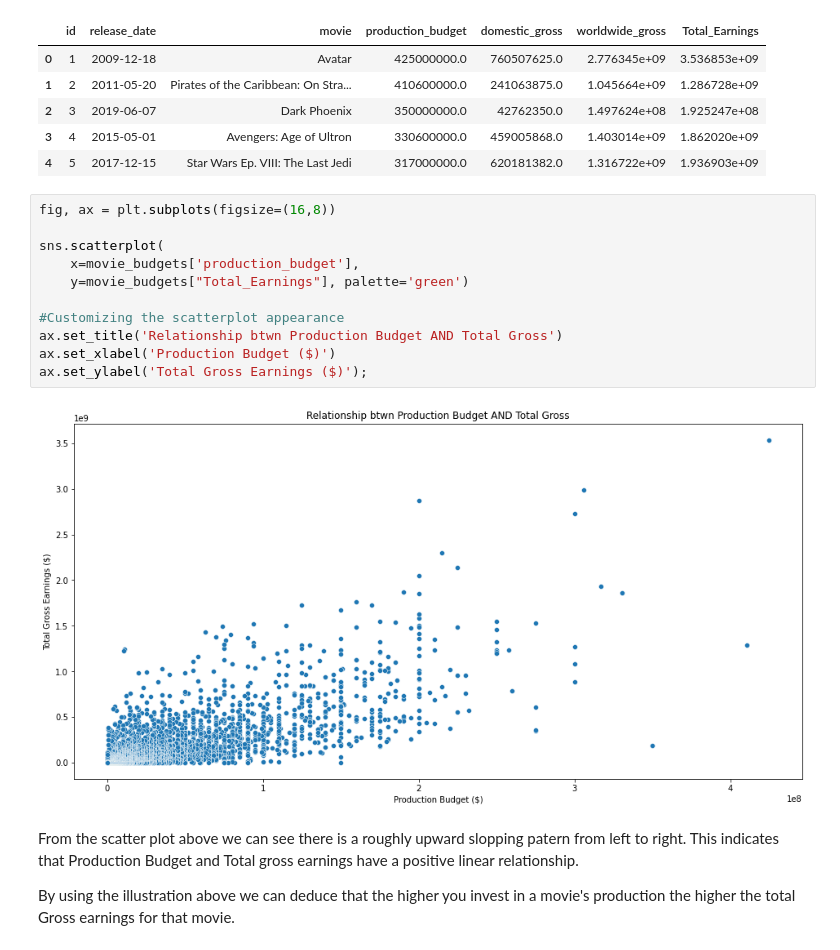
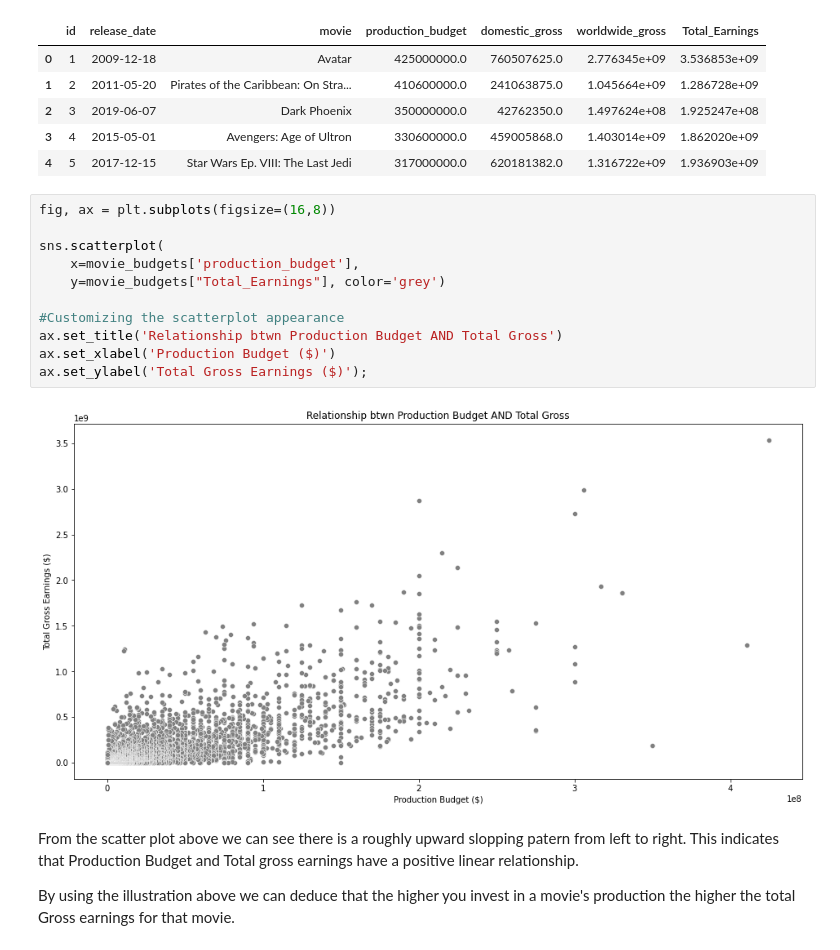
Before and after one commit to HSimiyu/Movie-Data-Analysis, a Jupyter notebook: student.ipynb, the cells around one changed output. Saved outputs shown, nothing was run; the diff lists cells and outputs as text.

```diff
--- a/student.ipynb
+++ b/student.ipynb
@@ -477,16 +477,16 @@ movie_budgets.head()
 # %%
 fig, ax = plt.subplots(figsize=(16,8))
 
 sns.scatterplot(
     x=movie_budgets['production_budget'],
-    y=movie_budgets["Total_Earnings"], palette='green')
+    y=movie_budgets["Total_Earnings"], color='grey')
 
 #Customizing the scatterplot appearance
 ax.set_title('Relationship btwn Production Budget AND Total Gross')
 ax.set_xlabel('Production Budget ($)')
 ax.set_ylabel('Total Gross Earnings ($)');
 # %% [output]
-[figure, old version]
+[figure, new version]
 # %% [markdown]
 From the scatter plot above we can see there is a roughly upward slopping patern from left to right. This indicates that Production Budget and Total gross earnings have a positive linear relationship.
 
```
Also changed, not shown: parts of 3 cells of this notebook.
